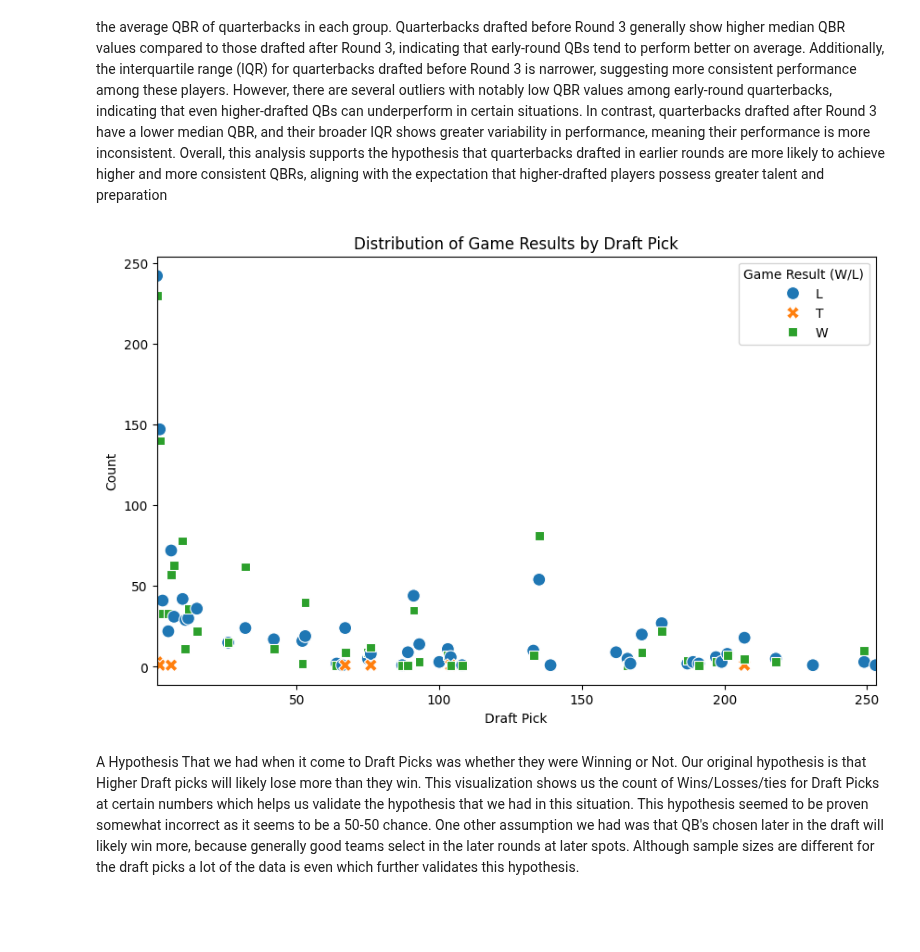
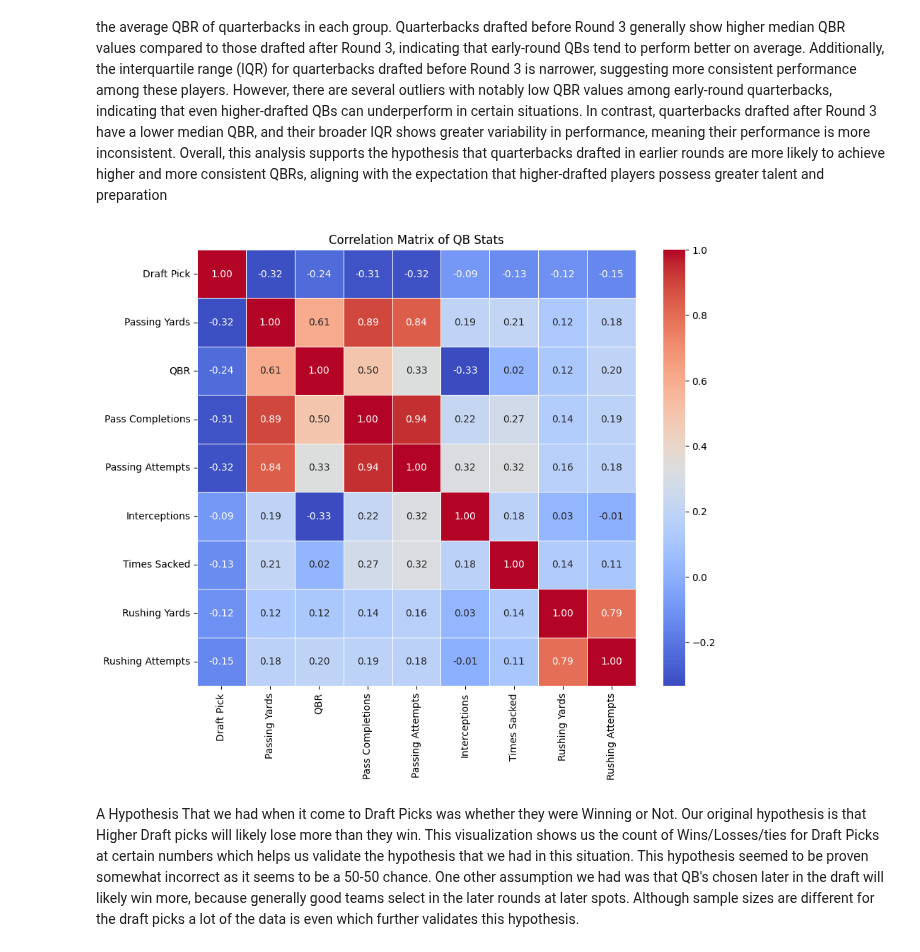
Before and after one commit to cs418-fa24/project-check-in-team-8, a Jupyter notebook: Final_report.ipynb, the cells around one changed output. Drawn from its saved outputs; the diff is of its cells as text; code cells hidden in the pictures; blank space fills up the shorter version.

```diff
--- a/Final_report.ipynb
+++ b/Final_report.ipynb
@@ -160,21 +160,20 @@ plt.show()
 # %% [markdown]
 The box plot compares the average Quarterback Ratings (QBR) of quarterbacks based on their draft round, categorizing them into two groups: "Before Round 3" and "After Round 3." The x-axis differentiates these two groups, while the y-axis represents the average QBR of quarterbacks in each group. Quarterbacks drafted before Round 3 generally show higher median QBR values compared to those drafted after Round 3, indicating that early-round QBs tend to perform better on average. Additionally, the interquartile range (IQR) for quarterbacks drafted before Round 3 is narrower, suggesting more consistent performance among these players. However, there are several outliers with notably low QBR values among early-round quarterbacks, indicating that even higher-drafted QBs can underperform in certain situations. In contrast, quarterbacks drafted after Round 3 have a lower median QBR, and their broader IQR shows greater variability in performance, meaning their performance is more inconsistent. Overall, this analysis supports the hypothesis that quarterbacks drafted in earlier rounds are more likely to achieve higher and more consistent QBRs, aligning with the expectation that higher-drafted players possess greater talent and preparation
 # %%
-# Another Visualization (Shriniket)
-# Assuming the data is loaded correctly
-nfl_stats = pd.read_csv('combinedQBStats.csv')
-df = nfl_stats.groupby(["Draft Pick", "Game Result (W/L)"]).size().reset_index(name='Count')
+import seaborn as sns
+import matplotlib.pyplot as plt
+import pandas as pd
 
-# Plot using Seaborn scatterplot
-plt.figure(figsize=(10, 6))
-sns.scatterplot(data=df, x="Draft Pick", y="Count", hue="Game Result (W/L)", style="Game Result (W/L)", s=100)
-plt.xlabel("Draft Pick")
-plt.ylabel("Count")
-plt.title("Distribution of Game Results by Draft Pick")
-plt.xlim(1, df["Draft Pick"].max())
+# Assuming `df` is your DataFrame
+corr = df[['Draft Pick', 'Passing Yards', 'QBR', 'Pass Completions', 'Passing Attempts',
+           'Interceptions', 'Times Sacked', 'Rushing Yards', 'Rushing Attempts']].corr()
+
+plt.figure(figsize=(10, 8))
+sns.heatmap(corr, annot=True, cmap='coolwarm', fmt='.2f', linewidths=0.5)
+plt.title("Correlation Matrix of QB Stats")
 plt.show()
 # %% [output]
-[figure, old version]
+[figure, new version]
 # %% [markdown]
 A Hypothesis That we had when it come to Draft Picks was whether they were Winning or Not. Our original hypothesis is that Higher Draft picks will likely lose more than they win. This visualization shows us the count of Wins/Losses/ties for Draft Picks at certain numbers which helps us validate the hypothesis that we had in this situation. This hypothesis seemed to be proven somewhat incorrect as it seems to be a 50-50 chance. One other assumption we had was that QB's chosen later in the draft will likely win more, because generally good teams select in the later rounds at later spots. Although sample sizes are different for the draft picks a lot of the data is even which further validates this hypothesis.
 # %%
```
Also changed, not shown: parts of 1 cell of this notebook.
